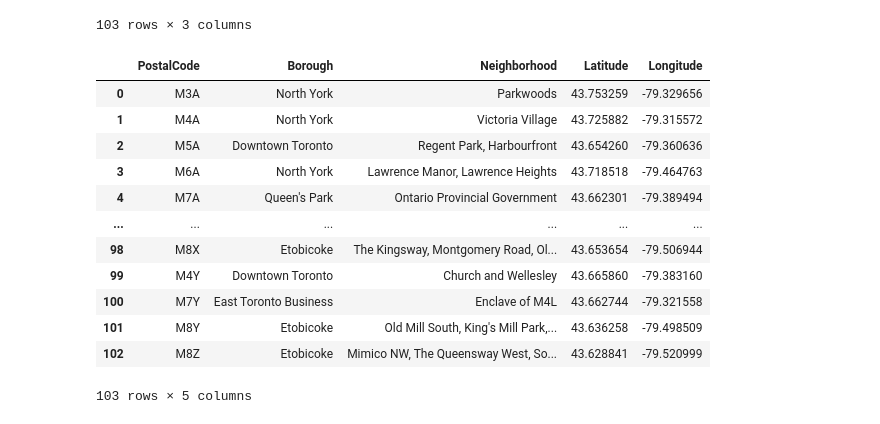
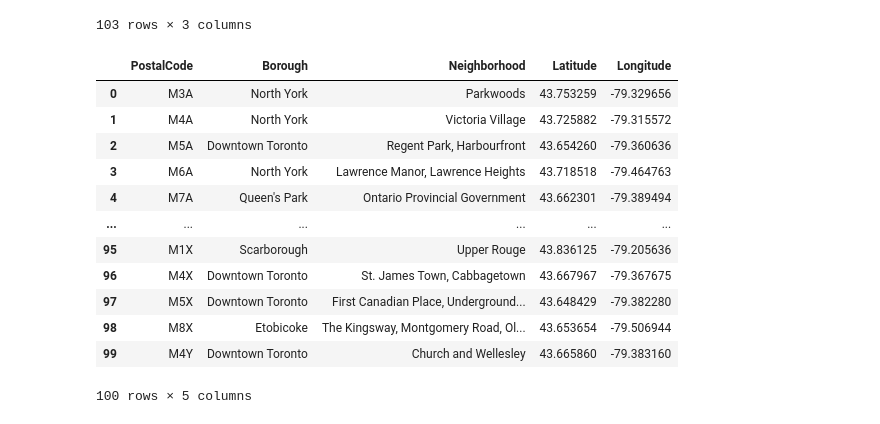
Before and after one commit to AhmedZIANE/Coursera_Capstone, a Jupyter notebook: Segmenting and Clustering Neighborhoods in Toronto.ipynb, the cells around one changed output. Saved outputs shown, nothing was run; the diff lists cells and outputs as text; code cells hidden in the pictures.

```diff
--- a/Segmenting and Clustering Neighborhoods in Toronto.ipynb
+++ b/Segmenting and Clustering Neighborhoods in Toronto.ipynb
@@ -129,18 +129,18 @@ for i in range(len(df)):
 df['Latitude'] = newDF['Latitude']
 df['Longitude'] = newDF['Longitude']
 # %%
-df
+df.head(100)
 # %% [output]
 |  | PostalCode | Borough | Neighborhood | Latitude | Longitude |
 | 0 | M3A | North York | Parkwoods | 43.753259 | -79.329656 |
 | 1 | M4A | North York | Victoria Village | 43.725882 | -79.315572 |
 | 2 | M5A | Downtown Toronto | Regent Park, Harbourfront | 43.654260 | -79.360636 |
 | 3 | M6A | North York | Lawrence Manor, Lawrence Heights | 43.718518 | -79.464763 |
 | 4 | M7A | Queen's Park | Ontario Provincial Government | 43.662301 | -79.389494 |
 | ... | ... | ... | ... | ... | ... |
+| 95 | M1X | Scarborough | Upper Rouge | 43.836125 | -79.205636 |
+| 96 | M4X | Downtown Toronto | St. James Town, Cabbagetown | 43.667967 | -79.367675 |
+| 97 | M5X | Downtown Toronto | First Canadian Place, Underground... | 43.648429 | -79.382280 |
 | 98 | M8X | Etobicoke | The Kingsway, Montgomery Road, Ol... | 43.653654 | -79.506944 |
 | 99 | M4Y | Downtown Toronto | Church and Wellesley | 43.665860 | -79.383160 |
-| 100 | M7Y | East Toronto Business | Enclave of M4L | 43.662744 | -79.321558 |
-| 101 | M8Y | Etobicoke | Old Mill South, King's Mill Park,... | 43.636258 | -79.498509 |
-| 102 | M8Z | Etobicoke | Mimico NW, The Queensway West, So... | 43.628841 | -79.520999 |
-103 rows × 5 columns
+100 rows × 5 columns
```
Also changed, not shown: parts of 21 cells of this notebook.
